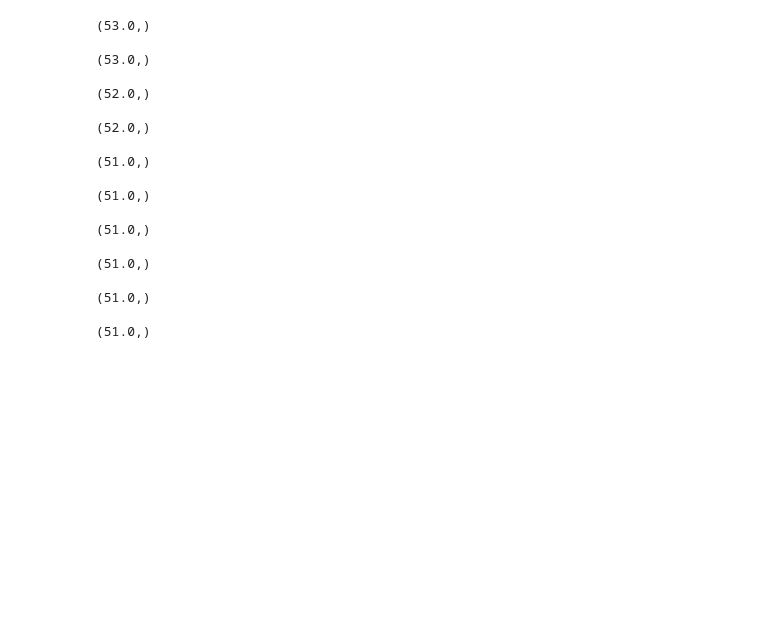
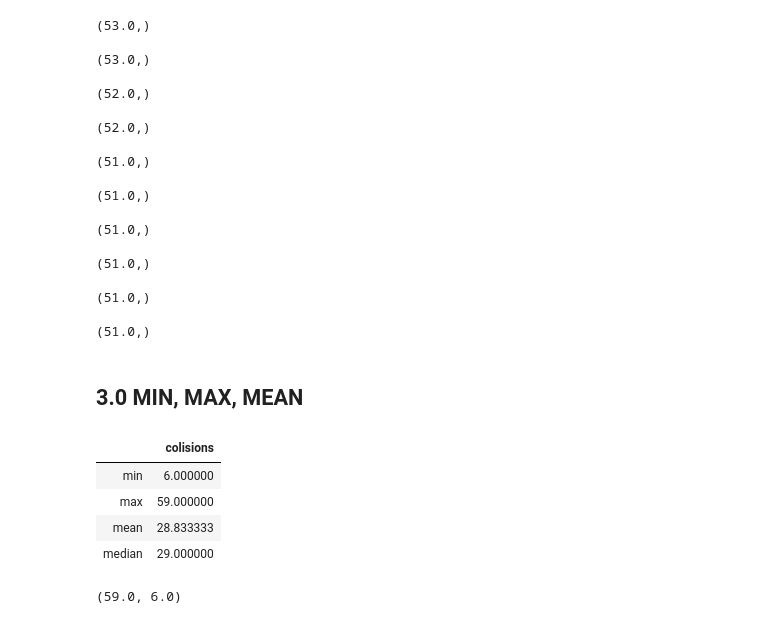
Before and after one commit to xxxyxxx16/ML_edu, a Jupyter notebook: SQL/SQL_vs_Pandas.ipynb, the cells around one changed output. Saved outputs shown, nothing was run; the diff lists cells and outputs as text; code cells hidden in the pictures; blank space fills up the shorter version.

```diff
--- a/SQL/SQL_vs_Pandas.ipynb
+++ b/SQL/SQL_vs_Pandas.ipynb
@@ -991,3 +991,26 @@ conn.close()
 (51.0,)
 
 (51.0,)
+# %% [markdown]
+## 3.0 MIN, MAX, MEAN
+# %%
+df1.agg({'colisions': ['min', 'max', 'mean', 'median']})
+# %% [output]
+|  | colisions |
+| min | 6.000000 |
+| max | 59.000000 |
+| mean | 28.833333 |
+| median | 29.000000 |
+# %%
+conn = sqlite3.connect('data/neutron_moderation.db')
+
+cursor = conn.execute("select max(colisions), min(colisions) from Output_data")
+
+i = 0
+for row in cursor:
+    print(row)
+    print()
+
+conn.close()
+# %% [output]
+(59.0, 6.0)
```
Also changed, not shown: 1 other file.
